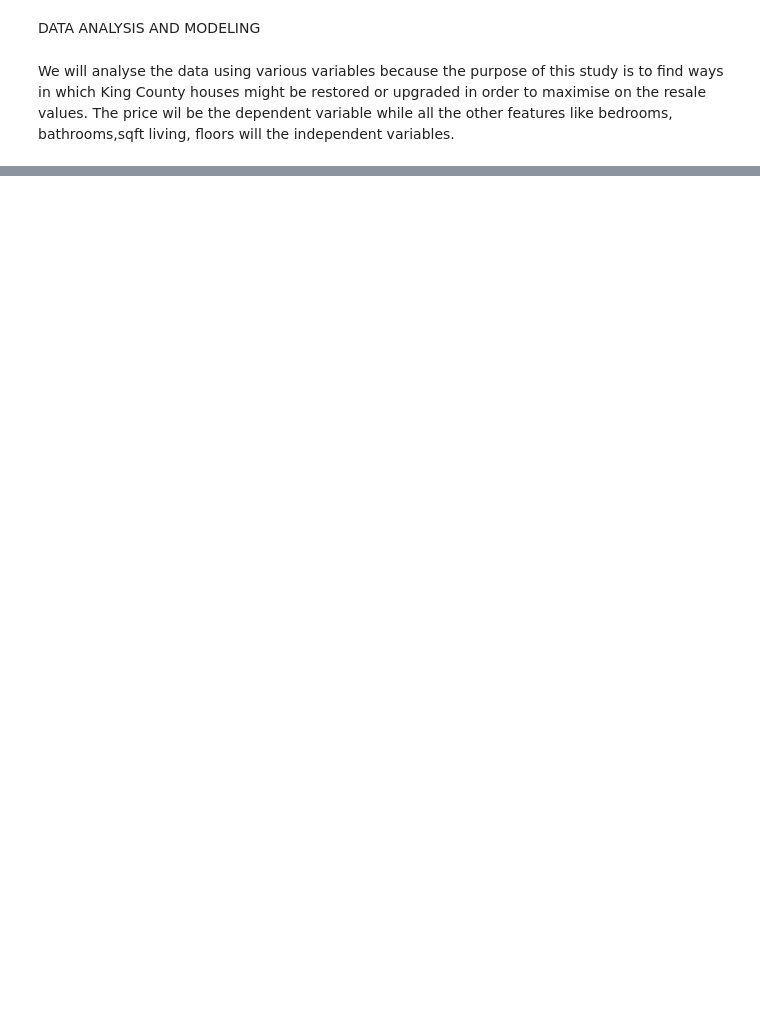
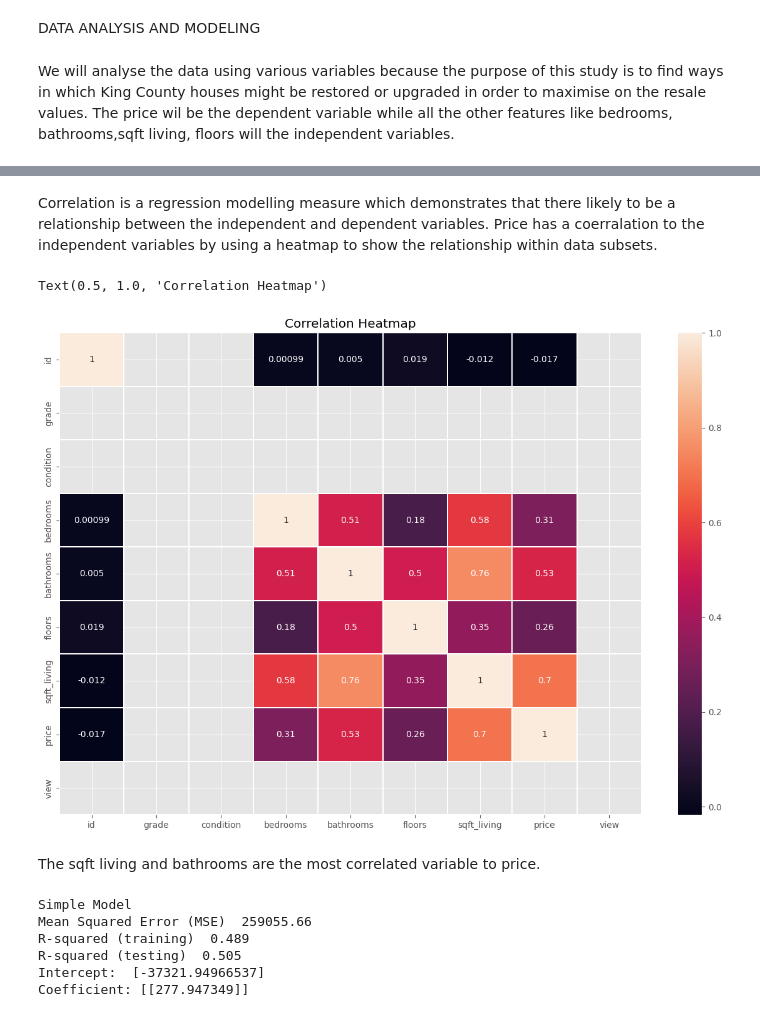
Before and after one commit to Brenda-Mutai/phase-2-project, a Jupyter notebook: student.ipynb, the cells around one changed output, grey strips where cells are left out. Saved outputs shown, nothing was run; the diff lists cells and outputs as text; code cells hidden in the pictures; blank space fills up the shorter version.

```diff
--- a/student.ipynb
+++ b/student.ipynb
@@ -359,0 +368,2 @@ array([[<Axes: title={'center': 'bedrooms'}>,
+# %%
+data_subset = data_subset.apply(pd.to_numeric, errors='coerce')
@@ -359,0 +397,41 @@ array([[<Axes: title={'center': 'bedrooms'}>,
+# %% [markdown]
+Correlation is a regression modelling measure which demonstrates that there likely to be a relationship between the independent and dependent variables. Price has a coerralation to the independent variables by using a heatmap to show the relationship within data subsets.
+# %%
+#set up figure showing visualization of correlation within the data subset with price as the dependent variable
+plt.figure(figsize=(15,10))
+#colors and labels indicating correlations
+colormap= sns.diverging_palette(220, 10, as_cmap = True)
+sns.heatmap(data_subset.corr() , annot =True , linewidth =0.2)
+# Customize the plot appearance
+plt.title("Correlation Heatmap")
+# %% [output]
+Text(0.5, 1.0, 'Correlation Heatmap')
+[figure, added]
+# %% [markdown]
+The sqft living and bathrooms are the most correlated variable to price.
+# %%
+#split dataframe into training and testing datasets
+training_data, test_data = train_test_split(data_subset, train_size =0.8, random_state = 3)
+reg = linear_model.LinearRegression()
+#converting to a numpy array and reshaping
+x_training = np.array(training_data['sqft_living']).reshape(-1,1)
+y_training= np.array(training_data['price']).reshape(-1, 1)
+reg.fit(x_training, y_training)
+#evaluate simple model
+x_test = np.array(test_data['sqft_living']).reshape(-1, 1)
+y_test = np.array(test_data['price']).reshape(-1, 1)
+pred = reg.predict(x_test)
+print('Simple Model')
+mean_squared_error = metrics.mean_squared_error(y_test, pred)
+print('Mean Squared Error (MSE) ', round(np.sqrt(mean_squared_error), 2))
+print('R-squared (training) ', round(reg.score(x_training, y_training), 3))
+print('R-squared (testing) ', round(reg.score(x_test, y_test), 3))
+print('Intercept: ', reg.intercept_)
+print('Coefficient:', reg.coef_)
+# %% [output]
+Simple Model
+Mean Squared Error (MSE)  259055.66
+R-squared (training)  0.489
+R-squared (testing)  0.505
+Intercept:  [-37321.94966537]
+Coefficient: [[277.947349]]
```
Also changed, not shown: parts of 15 cells of this notebook.
